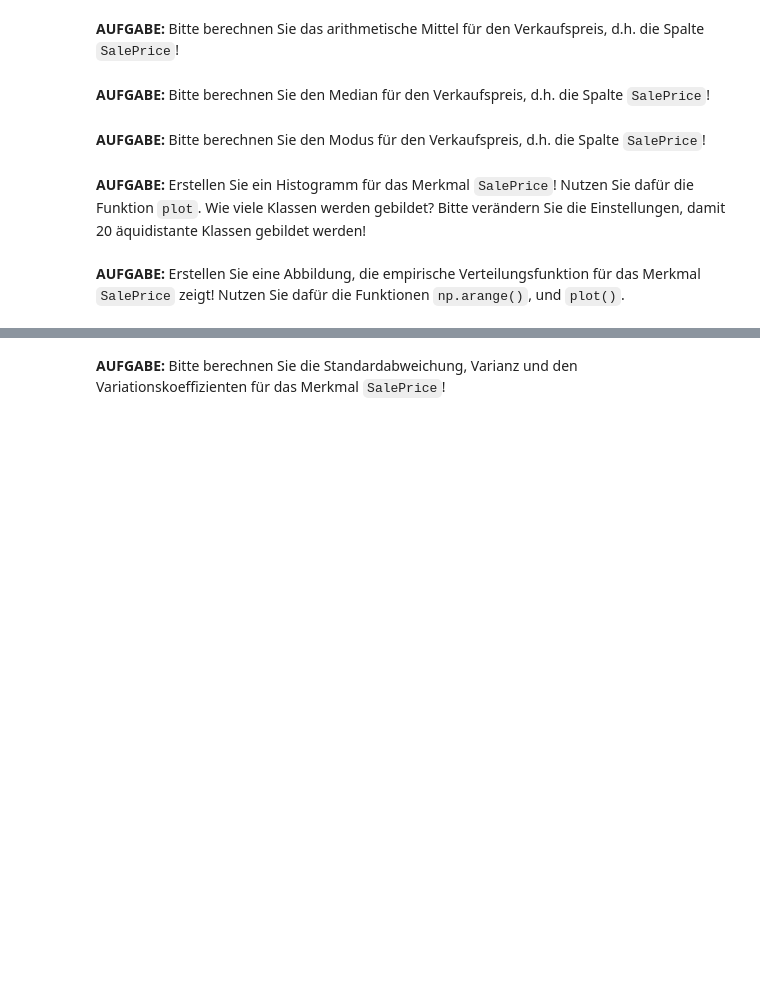
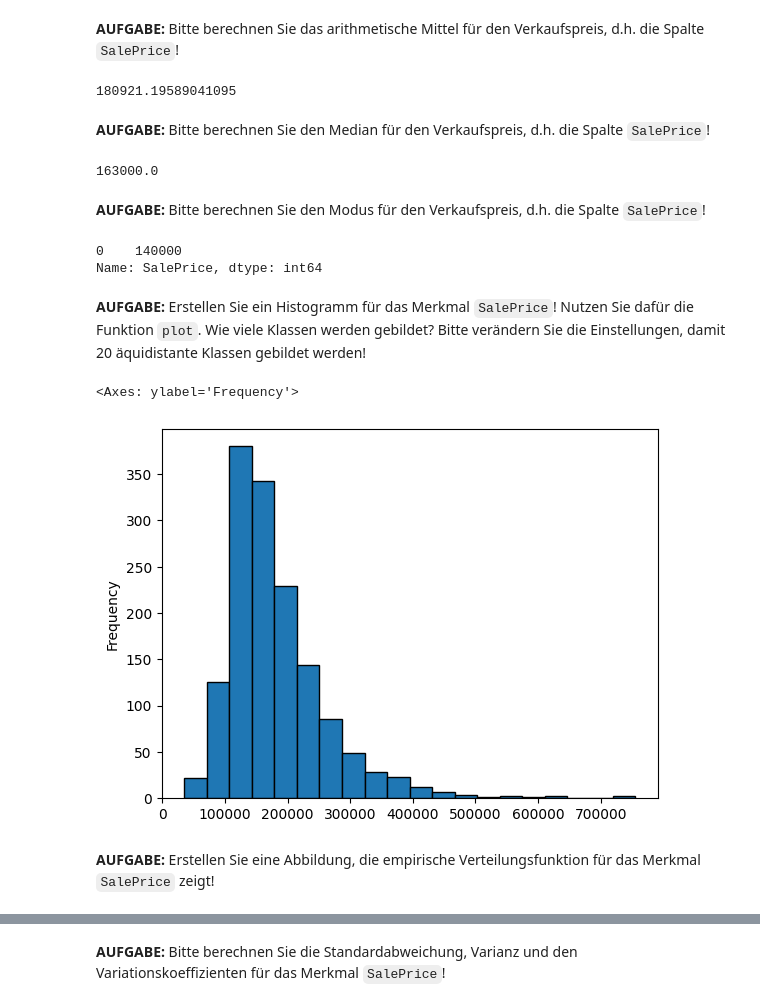
Before and after one commit to AlexKressner/Statistik, a Jupyter notebook: Deskriptive_Statistik.ipynb, the cells around one changed output, grey strips where cells are left out. Drawn from its saved outputs; the diff is of its cells as text; code cells hidden in the pictures; blank space fills up the shorter version.

```diff
--- a/Deskriptive_Statistik.ipynb
+++ b/Deskriptive_Statistik.ipynb
@@ -65,11 +102,29 @@ data.YrSold = data.YrSold.astype("object")
 ## 2. Kennzahlen für stetige Merkmale
 # %% [markdown]
 **AUFGABE:** Bitte berechnen Sie das arithmetische Mittel für den Verkaufspreis, d.h. die Spalte `SalePrice`!
+# %%
+data.SalePrice.mean()
+# %% [output]
+180921.19589041095
 # %% [markdown]
 **AUFGABE:** Bitte berechnen Sie den Median für den Verkaufspreis, d.h. die Spalte `SalePrice`!
+# %%
+data.SalePrice.median()
+# %% [output]
+163000.0
 # %% [markdown]
 **AUFGABE:** Bitte berechnen Sie den Modus für den Verkaufspreis, d.h. die Spalte `SalePrice`!
+# %%
+data.SalePrice.mode()
+# %% [output]
+0    140000
+Name: SalePrice, dtype: int64
 # %% [markdown]
 **AUFGABE:** Erstellen Sie ein Histogramm für das Merkmal `SalePrice`! Nutzen Sie dafür die Funktion `plot`. Wie viele Klassen werden gebildet? Bitte verändern Sie die Einstellungen, damit 20 äquidistante Klassen gebildet werden!
+# %%
+data.SalePrice.plot(kind="hist", edgecolor="black", bins=20)
+# %% [output]
+<Axes: ylabel='Frequency'>
+[figure, added]
 # %% [markdown]
-**AUFGABE:** Erstellen Sie eine Abbildung, die empirische Verteilungsfunktion für das Merkmal `SalePrice` zeigt! Nutzen Sie dafür die Funktionen `np.arange()`, und `plot()`.
+**AUFGABE:** Erstellen Sie eine Abbildung, die empirische Verteilungsfunktion für das Merkmal `SalePrice` zeigt!
```
Also changed, not shown: parts of 11 cells of this notebook.
